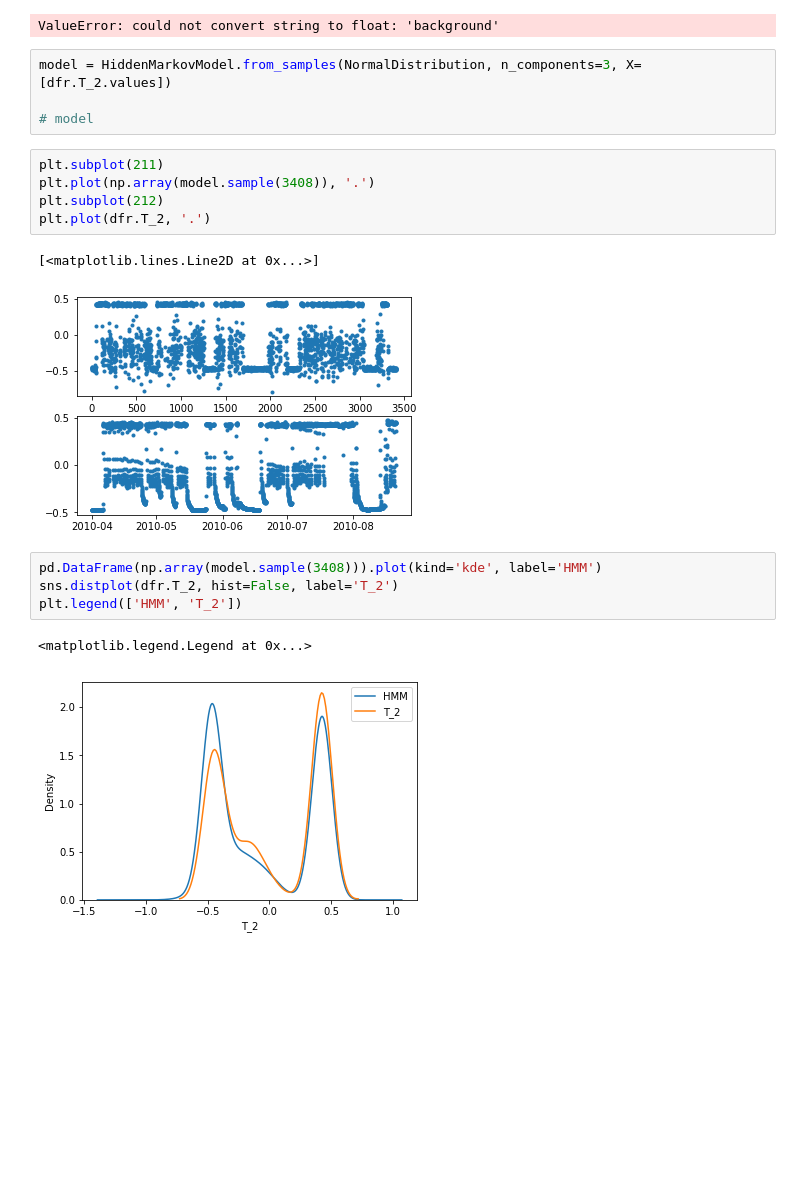
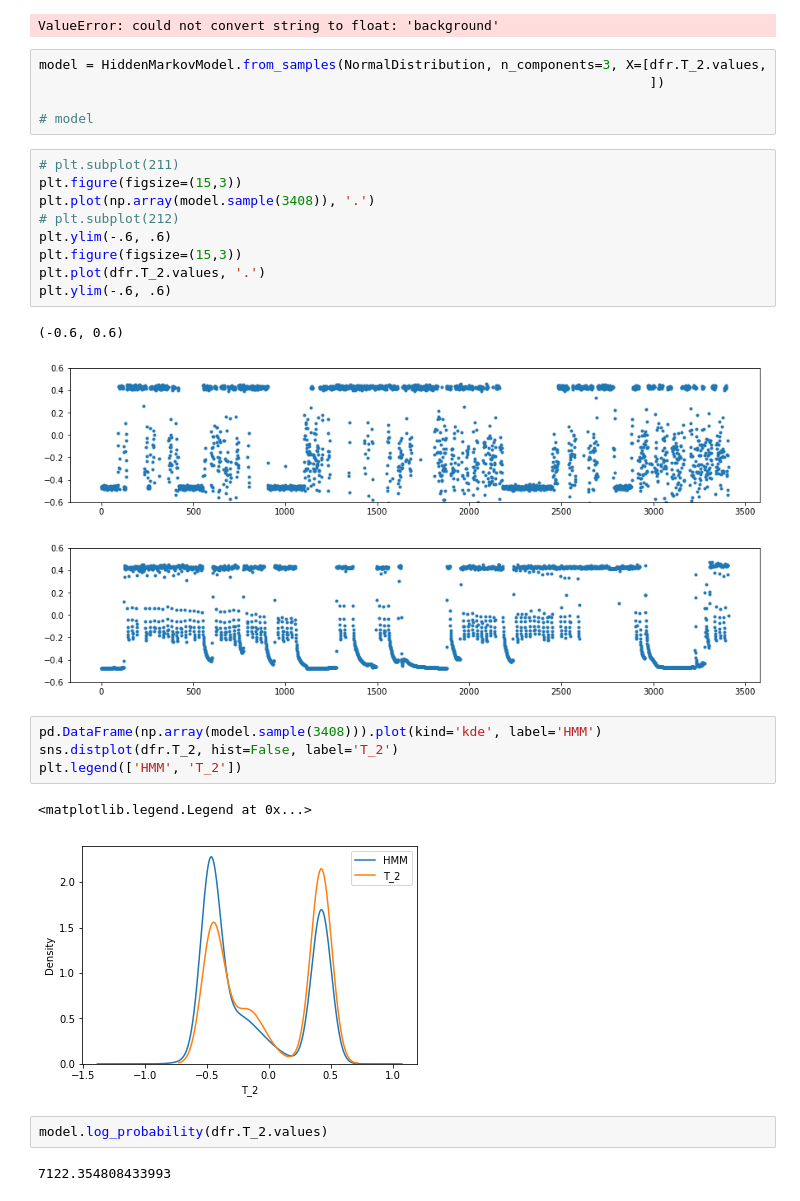
Before and after one commit to rtbs-dev/phm-feature-maker, a Jupyter notebook: pomegranate_hmm.ipynb, the cells around one changed output. Saved outputs shown, nothing was run; the diff lists cells and outputs as text; blank space fills up the shorter version.

```diff
--- a/pomegranate_hmm.ipynb
+++ b/pomegranate_hmm.ipynb
@@ -237,21 +237,31 @@ hmm.fit(state_seq)
 # %% [output]
 ValueError: could not convert string to float: 'background'
 # %%
-model = HiddenMarkovModel.from_samples(NormalDistribution, n_components=3, X=[dfr.T_2.values])
+model = HiddenMarkovModel.from_samples(NormalDistribution, n_components=3, X=[dfr.T_2.values,
+                                                                              ])
 
 # model
 # %%
-plt.subplot(211)
+# plt.subplot(211)
+plt.figure(figsize=(15,3))
 plt.plot(np.array(model.sample(3408)), '.')
-plt.subplot(212)
-plt.plot(dfr.T_2, '.')
+# plt.subplot(212)
+plt.ylim(-.6, .6)
+plt.figure(figsize=(15,3))
+plt.plot(dfr.T_2.values, '.')
+plt.ylim(-.6, .6)
 # %% [output]
-[<matplotlib.lines.Line2D at 0x...>]
+(-0.6, 0.6)
-[figure, old version]
+[figure, new version]
+[figure, added]
 # %%
 pd.DataFrame(np.array(model.sample(3408))).plot(kind='kde', label='HMM')
 sns.distplot(dfr.T_2, hist=False, label='T_2')
 plt.legend(['HMM', 'T_2'])
 # %% [output]
 <matplotlib.legend.Legend at 0x...>
-[figure, old version]
+[figure, new version]
+# %%
+model.log_probability(dfr.T_2.values)
+# %% [output]
+7122.354808433993
```
Also changed, not shown: parts of 4 cells of this notebook.
